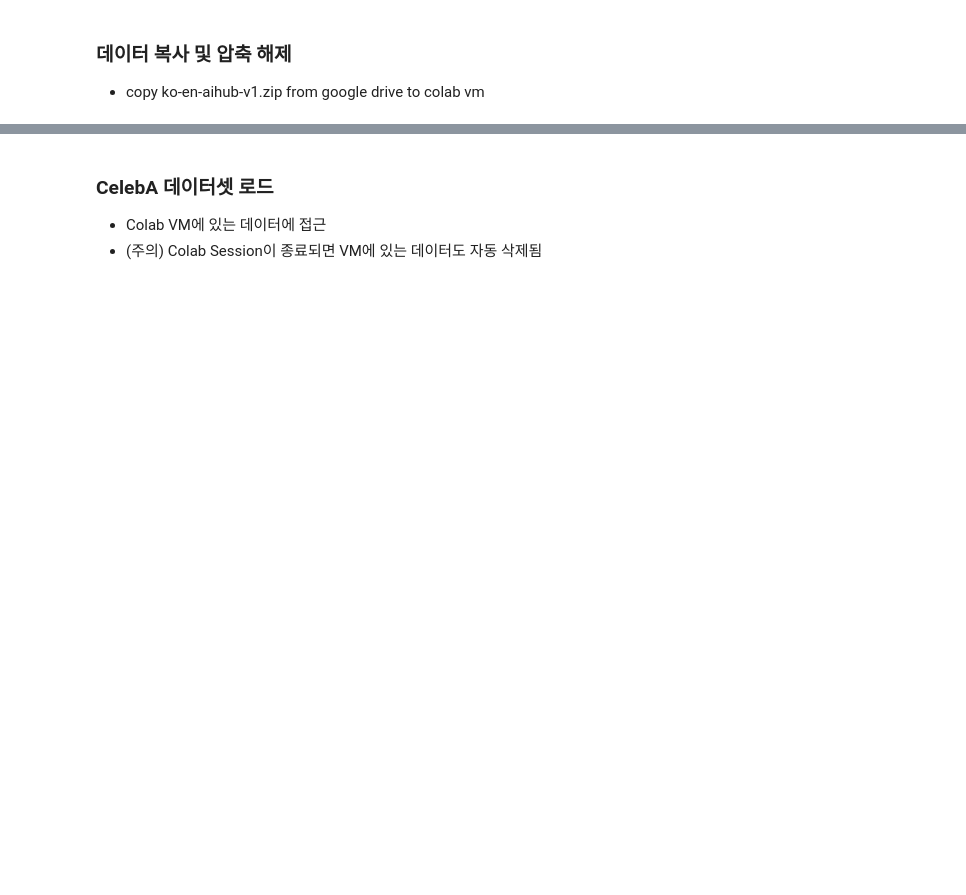
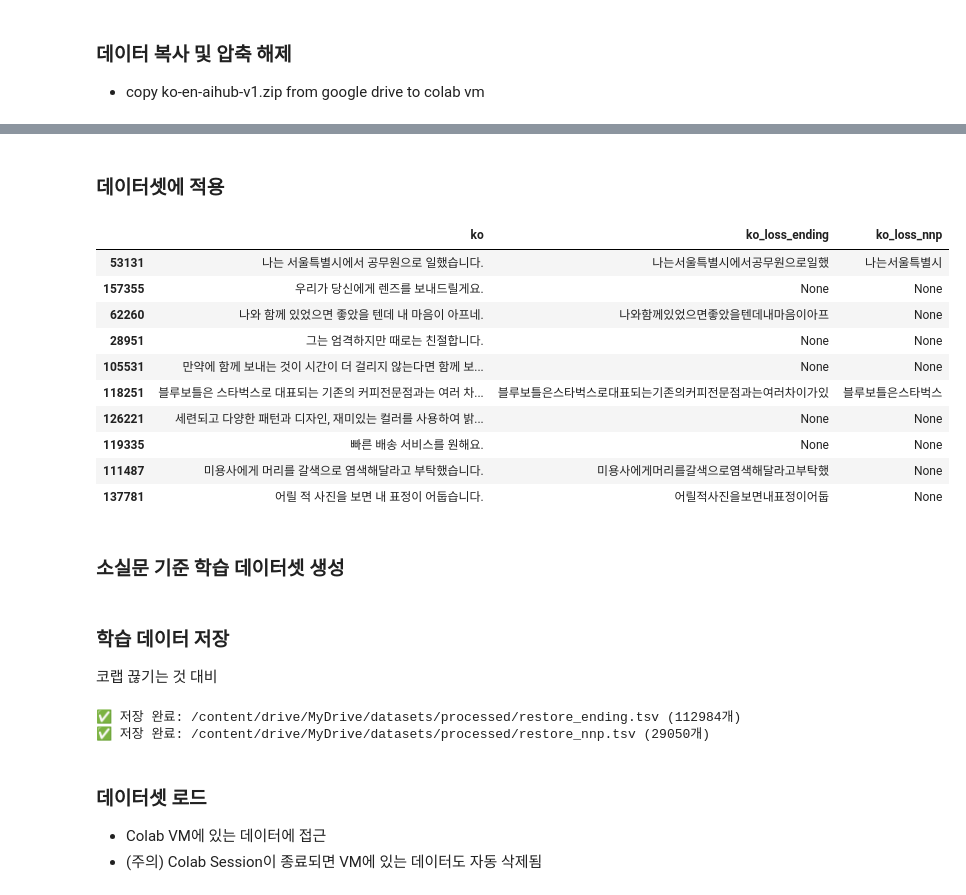
Before and after one commit to hyorim-jo/HelPago, a Jupyter notebook: notebooks/helpago.ipynb, the cells around one changed output, grey strips where cells are left out. Drawn from its saved outputs; the diff is of its cells as text; code cells hidden in the pictures; blank space fills up the shorter version.

```diff
--- a/notebooks/helpago.ipynb
+++ b/notebooks/helpago.ipynb
@@ -168,0 +205,12 @@ else:
+# %%
+import pandas as pd
+
+# TSV 파일 로드
+tsv_path = "/content/ko-en-aihub-v1/구어체.tsv"
+df = pd.read_csv(tsv_path, sep="\t")
+
+# 컬럼명 확인
+print(df.columns)
+
+# 예시 문장 출력
+df.sample(5)
@@ -168,0 +270,7 @@ else:
+# %%
+from konlpy.tag import Mecab
+mecab = Mecab()
+
+# 샘플 확인
+sample = "나는 오늘 사과를 먹었다."
+print(mecab.pos(sample))
@@ -168,0 +284,42 @@ else:
+# %%
+def make_loss_case(sentence, loss_type='ending'):
+    tokens = mecab.pos(sentence)
+
+    if loss_type == 'ending':
+        # 종결어미(EF) 기준으로 마지막 종결어미 이전까지만 유지
+        for i in reversed(range(len(tokens))):
+            if tokens[i][1] == 'EF':
+                return ''.join([t[0] for t in tokens[:i]])
+
+    elif loss_type == 'nnp':
+        # 고유명사(NNP)가 있을 경우 → 마지막 NNP 이후 제거
+        for i in reversed(range(len(tokens))):
+            if tokens[i][1] == 'NNP':
+                return ''.join([t[0] for t in tokens[:i+1]])  # 일부 남기기
+
+    return None  # 소실 불가한 문장
+# %% [markdown]
+### 데이터셋에 적용
+# %%
+# ending case (종결어미 제거)
+df['ko_loss_ending'] = df['ko'].apply(lambda x: make_loss_case(str(x), 'ending'))
+
+# nnp case (고유명사 일부 소실)
+df['ko_loss_nnp'] = df['ko'].apply(lambda x: make_loss_case(str(x), 'nnp'))
+
+# 확인
+df[['ko', 'ko_loss_ending', 'ko_loss_nnp']].sample(10)
+# %% [output]
+|  | ko | ko_loss_ending | ko_loss_nnp |
+| 53131 | 나는 서울특별시에서 공무원으로 일했습니다. | 나는서울특별시에서공무원으로일했 | 나는서울특별시 |
+| 157355 | 우리가 당신에게 렌즈를 보내드릴게요. | None | None |
+| 62260 | 나와 함께 있었으면 좋았을 텐데 내 마음이 아프네. | 나와함께있었으면좋았을텐데내마음이아프 | None |
+| 28951 | 그는 엄격하지만 때로는 친절합니다. | None | None |
+| 105531 | 만약에 함께 보내는 것이 시간이 더 걸리지 않는다면 함께 보... | None | None |
+| 118251 | 블루보틀은 스타벅스로 대표되는 기존의 커피전문점과는 여러 차... | 블루보틀은스타벅스로대표되는기존의커피전문점과는여러차이가있 | 블루보틀은스타벅스 |
+| 126221 | 세련되고 다양한 패턴과 디자인, 재미있는 컬러를 사용하여 밝... | None | None |
+| 119335 | 빠른 배송 서비스를 원해요. | None | None |
+| 111487 | 미용사에게 머리를 갈색으로 염색해달라고 부탁했습니다. | 미용사에게머리를갈색으로염색해달라고부탁했 | None |
+| 137781 | 어릴 적 사진을 보면 내 표정이 어둡습니다. | 어릴적사진을보면내표정이어둡 | None |
+# %% [markdown]
+### 소실문 기준 학습 데이터셋 생성
@@ -169,4 +334,21 @@ else:
+# %% [markdown]
+### 학습 데이터 저장
+코랩 끊기는 것 대비
+# %%
+save_dir = "/content/drive/MyDrive/datasets/processed"
+
+ending_path = os.path.join(save_dir, "restore_ending.tsv")
+nnp_path = os.path.join(save_dir, "restore_nnp.tsv")
+
+df_ending.to_csv(ending_path, sep='\t', index=False)
+df_nnp.to_csv(nnp_path, sep='\t', index=False)
+
+print(f"✅ 저장 완료: {ending_path} ({len(df_ending)}개)")
+print(f"✅ 저장 완료: {nnp_path} ({len(df_nnp)}개)")
+# %% [output]
+✅ 저장 완료: /content/drive/MyDrive/datasets/processed/restore_ending.tsv (112984개)
+✅ 저장 완료: /content/drive/MyDrive/datasets/processed/restore_nnp.tsv (29050개)
 # %% [markdown]
-### CelebA 데이터셋 로드
+### 데이터셋 로드
 - Colab VM에 있는 데이터에 접근
 - (주의) Colab Session이 종료되면 VM에 있는 데이터도 자동 삭제됨
```
Also changed, not shown: parts of 24 cells of this notebook.
